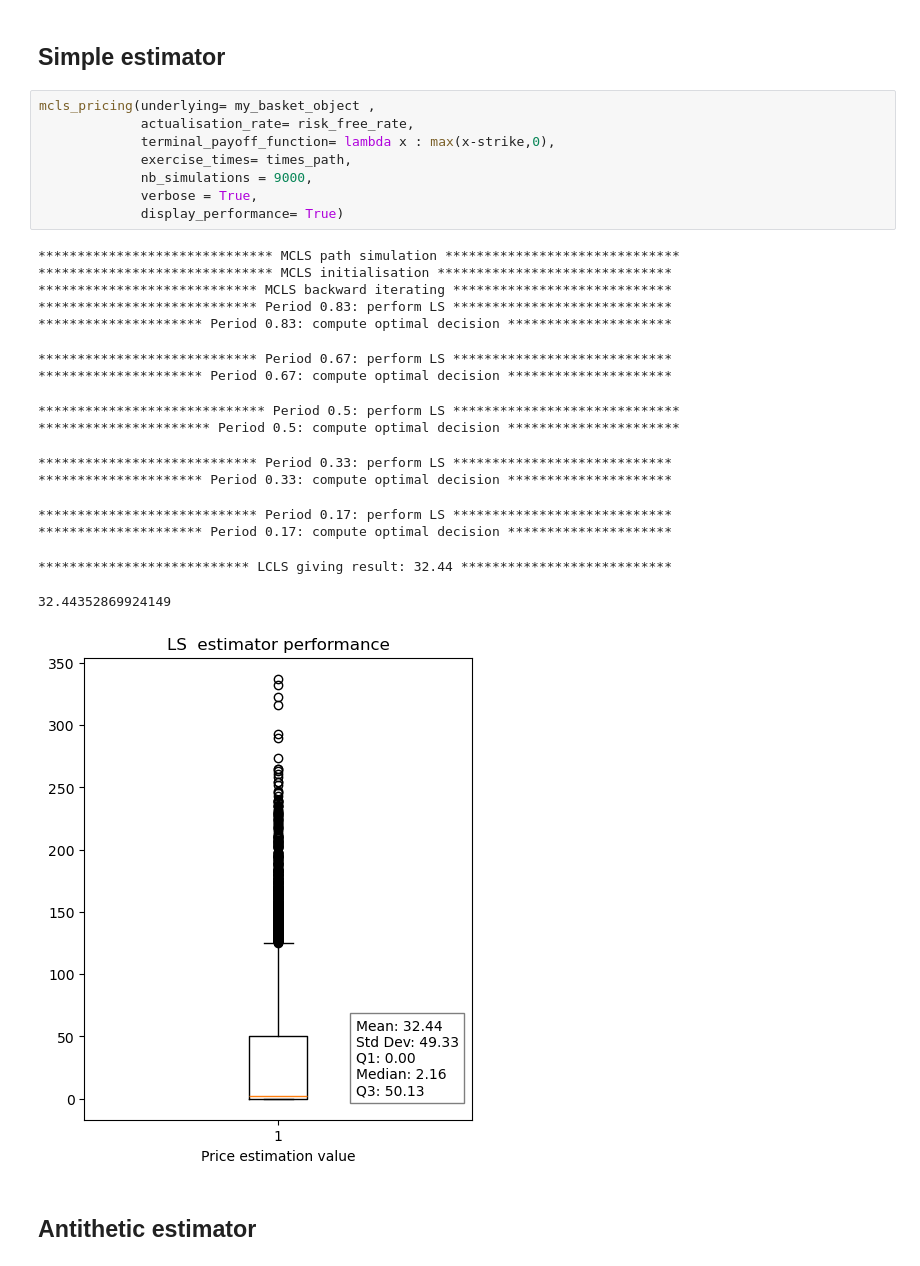
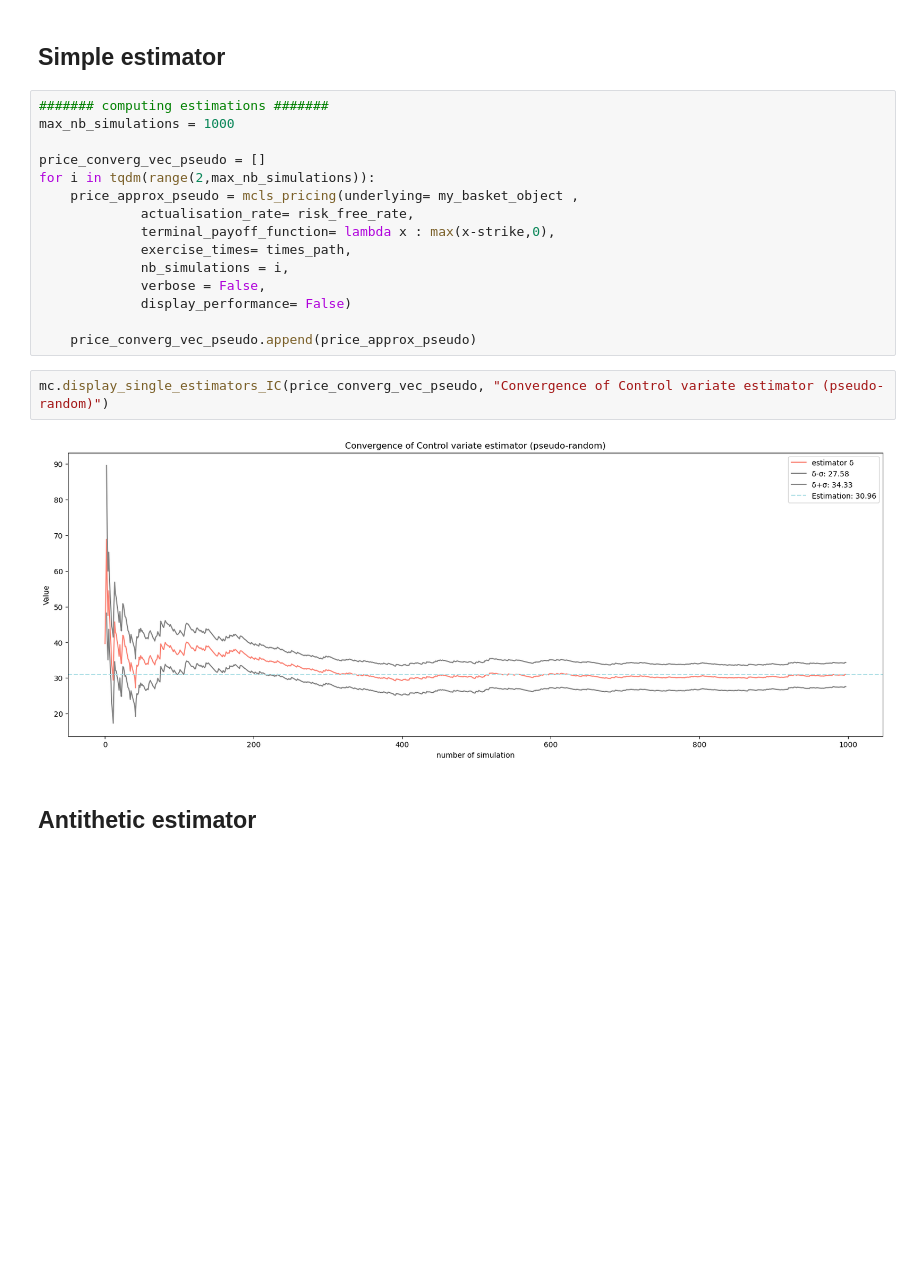
Before and after one commit to Garrma/numerical_finance, a Jupyter notebook: results/mcls_variance_reduction_results.ipynb, the cells around one changed output. Saved outputs shown, nothing was run; the diff lists cells and outputs as text; blank space fills up the shorter version.

```diff
--- a/results/mcls_variance_reduction_results.ipynb
+++ b/results/mcls_variance_reduction_results.ipynb
@@ -113,30 +121,24 @@ mcls_pricing(underlying= my_basket_object ,
 # %% [markdown]
 ## Simple estimator
 # %%
-mcls_pricing(underlying= my_basket_object ,
+####### computing estimations #######
+max_nb_simulations = 1000
+
+price_converg_vec_pseudo = []
+for i in tqdm(range(2,max_nb_simulations)):
+    price_approx_pseudo = mcls_pricing(underlying= my_basket_object ,
              actualisation_rate= risk_free_rate,
              terminal_payoff_function= lambda x : max(x-strike,0),
              exercise_times= times_path,
-             nb_simulations = 9000,
-             verbose = True,
-             display_performance= True)
+             nb_simulations = i,
+             verbose = False,
+             display_performance= False)
+
+    price_converg_vec_pseudo.append(price_approx_pseudo)
-# %% [output]
-****************************** MCLS path simulation ******************************
-****************************** MCLS initialisation ******************************
-**************************** MCLS backward iterating ****************************
-**************************** Period 0.83: perform LS ****************************
-********************* Period 0.83: compute optimal decision *********************
-**************************** Period 0.67: perform LS ****************************
-********************* Period 0.67: compute optimal decision *********************
-***************************** Period 0.5: perform LS *****************************
-********************** Period 0.5: compute optimal decision **********************
-**************************** Period 0.33: perform LS ****************************
-********************* Period 0.33: compute optimal decision *********************
-**************************** Period 0.17: perform LS ****************************
-********************* Period 0.17: compute optimal decision *********************
-*************************** LCLS giving result: 32.44 ***************************
-32.44352869924149
-[figure, removed]
+# %%
+mc.display_single_estimators_IC(price_converg_vec_pseudo, "Convergence of Control variate estimator (pseudo-random)")
+# %% [output]
+[figure, added]
 # %% [markdown]
 ## Antithetic estimator
 # %%
```
Also changed, not shown: parts of 14 cells of this notebook, 11 other files.
